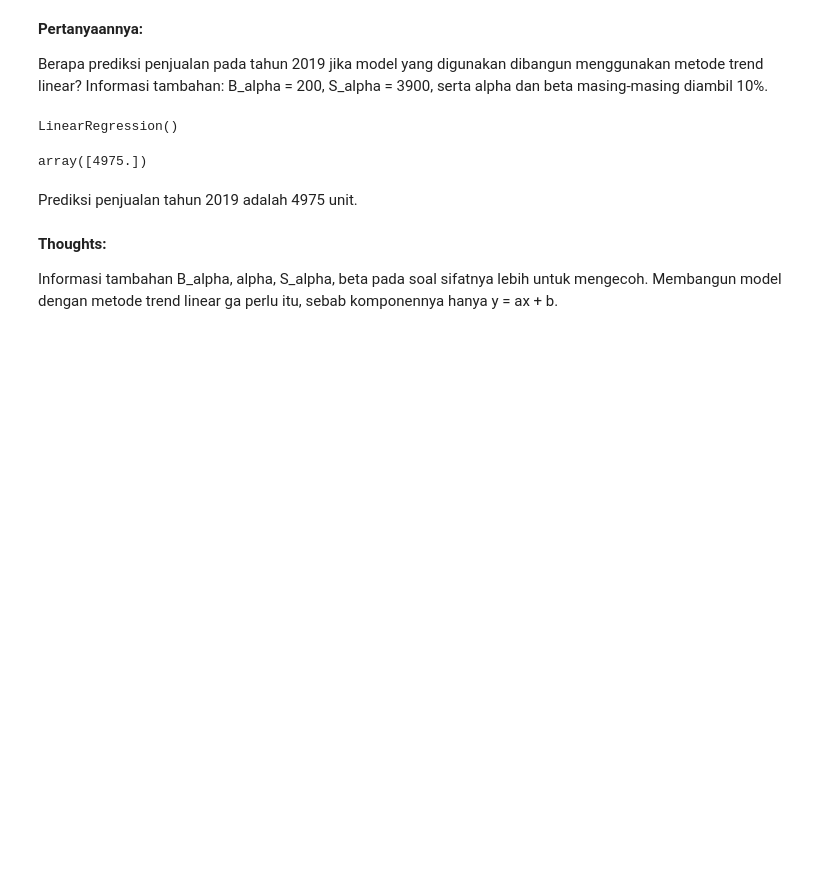
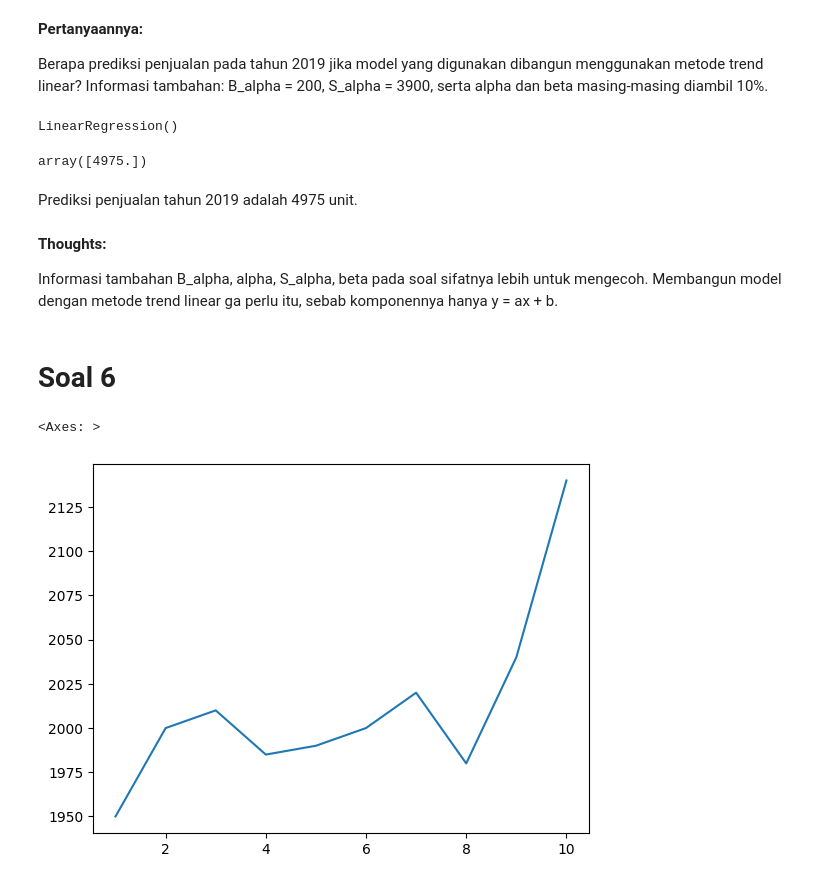
Before and after one commit to dinanabila/eda-notebooks, a Jupyter notebook: 2026/forecasting_uas_mtk_unpad.ipynb, the cells around one changed output. Drawn from its saved outputs; the diff is of its cells as text; code cells hidden in the pictures; blank space fills up the shorter version.

Commit message:
kerjain soal 6

```diff
--- a/2026/forecasting_uas_mtk_unpad.ipynb
+++ b/2026/forecasting_uas_mtk_unpad.ipynb
@@ -100,3 +103,13 @@ Prediksi penjualan tahun 2019 adalah 4975 unit.
 Informasi tambahan B_alpha, alpha, S_alpha, beta pada soal sifatnya lebih untuk mengecoh. Membangun model dengan metode trend linear ga perlu itu, sebab komponennya hanya y = ax + b.
 # %%
 %reset -f
+# %% [markdown]
+# **Soal 6**
+# %%
+periode = np.array([1, 2, 3, 4, 5, 6, 7, 8, 9, 10])
+harga = np.array([1950, 2000, 2010, 1985, 1990, 2000, 2020, 1980, 2040, 2140])
+# %%
+sns.lineplot(x=periode, y=harga)
+# %% [output]
+<Axes: >
+[figure, added]
```
Also changed, not shown: parts of 5 cells of this notebook.
